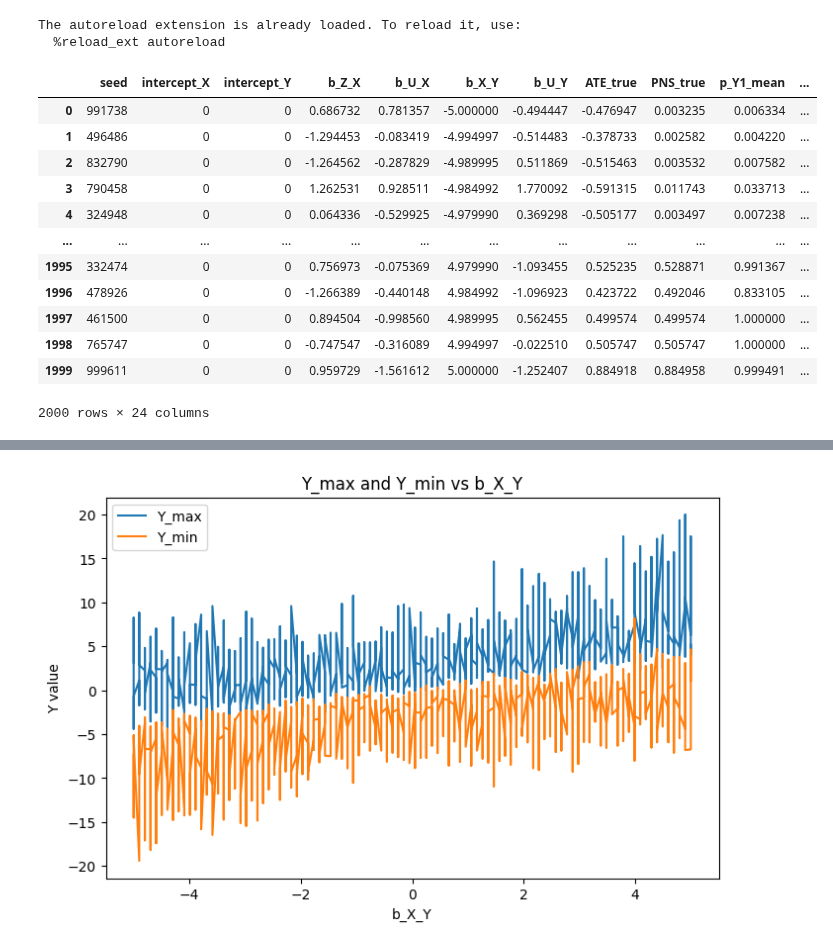
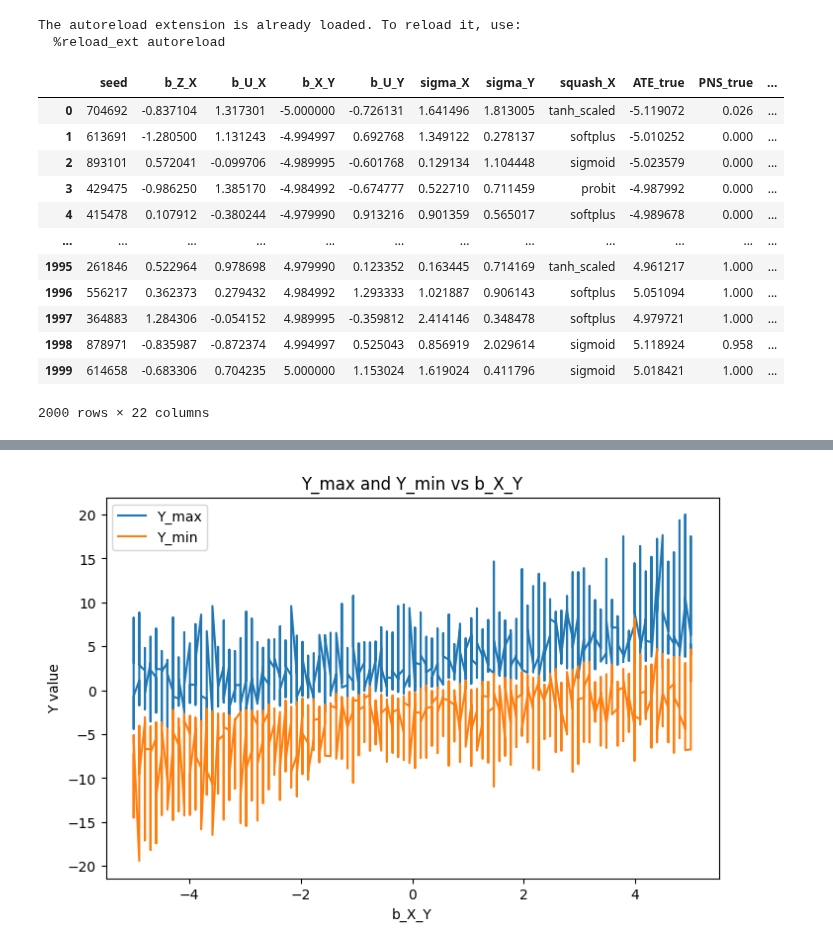
Before and after one commit to tmaringgele/causal-bounds, a Jupyter notebook: simulation_engine/test.ipynb, the cells around one changed output, grey strips where cells are left out. Cells and saved outputs as stored; diff of their text form; code cells hidden in the pictures.

```diff
--- a/simulation_engine/test.ipynb
+++ b/simulation_engine/test.ipynb
@@ -27,34 +27,33 @@ The autoreload extension is already loaded. To reload it, use:
 # %%
 function_keys = [
                 "identity",
                 "sin",
                 "cos",
                 "tanh",
                 "log1p_abs",
                 "exp_neg_sq",
                 "sigmoid",
                 "exp_clipped"
             ]
 
-# data = ContinuousIV.run_rolling_b_X_Y_simulations(
-#     b_range=(-5, 5), N_points=100, replications=20, n=500,
-#     # allowed_functions=['identity']
-# )
-data = BinaryIV.generate_data_rolling_ate()
+data = ContinuousIV.run_rolling_b_X_Y_simulations(
+    b_range=(-5, 5), N_points=2000, replications=1, n=500,
+    # allowed_functions=['identity']
+)
 data
 # %% [output]
-|  | seed | intercept_X | intercept_Y | b_Z_X | b_U_X | b_X_Y | b_U_Y | ATE_true | PNS_true | p_Y1_mean | ... |
-| 0 | 991738 | 0 | 0 | 0.686732 | 0.781357 | -5.000000 | -0.494447 | -0.476947 | 0.003235 | 0.006334 | ... |
-| 1 | 496486 | 0 | 0 | -1.294453 | -0.083419 | -4.994997 | -0.514483 | -0.378733 | 0.002582 | 0.004220 | ... |
-| 2 | 832790 | 0 | 0 | -1.264562 | -0.287829 | -4.989995 | 0.511869 | -0.515463 | 0.003532 | 0.007582 | ... |
-| 3 | 790458 | 0 | 0 | 1.262531 | 0.928511 | -4.984992 | 1.770092 | -0.591315 | 0.011743 | 0.033713 | ... |
-| 4 | 324948 | 0 | 0 | 0.064336 | -0.529925 | -4.979990 | 0.369298 | -0.505177 | 0.003497 | 0.007238 | ... |
+|  | seed | b_Z_X | b_U_X | b_X_Y | b_U_Y | sigma_X | sigma_Y | squash_X | ATE_true | PNS_true | ... |
+| 0 | 704692 | -0.837104 | 1.317301 | -5.000000 | -0.726131 | 1.641496 | 1.813005 | tanh_scaled | -5.119072 | 0.026 | ... |
+| 1 | 613691 | -1.280500 | 1.131243 | -4.994997 | 0.692768 | 1.349122 | 0.278137 | softplus | -5.010252 | 0.000 | ... |
+| 2 | 893101 | 0.572041 | -0.099706 | -4.989995 | -0.601768 | 0.129134 | 1.104448 | sigmoid | -5.023579 | 0.000 | ... |
+| 3 | 429475 | -0.986250 | 1.385170 | -4.984992 | -0.674777 | 0.522710 | 0.711459 | probit | -4.987992 | 0.000 | ... |
+| 4 | 415478 | 0.107912 | -0.380244 | -4.979990 | 0.913216 | 0.901359 | 0.565017 | softplus | -4.989678 | 0.000 | ... |
 | ... | ... | ... | ... | ... | ... | ... | ... | ... | ... | ... | ... |
-| 1995 | 332474 | 0 | 0 | 0.756973 | -0.075369 | 4.979990 | -1.093455 | 0.525235 | 0.528871 | 0.991367 | ... |
-| 1996 | 478926 | 0 | 0 | -1.266389 | -0.440148 | 4.984992 | -1.096923 | 0.423722 | 0.492046 | 0.833105 | ... |
-| 1997 | 461500 | 0 | 0 | 0.894504 | -0.998560 | 4.989995 | 0.562455 | 0.499574 | 0.499574 | 1.000000 | ... |
-| 1998 | 765747 | 0 | 0 | -0.747547 | -0.316089 | 4.994997 | -0.022510 | 0.505747 | 0.505747 | 1.000000 | ... |
-| 1999 | 999611 | 0 | 0 | 0.959729 | -1.561612 | 5.000000 | -1.252407 | 0.884918 | 0.884958 | 0.999491 | ... |
+| 1995 | 261846 | 0.522964 | 0.978698 | 4.979990 | 0.123352 | 0.163445 | 0.714169 | tanh_scaled | 4.961217 | 1.000 | ... |
+| 1996 | 556217 | 0.362373 | 0.279432 | 4.984992 | 1.293333 | 1.021887 | 0.906143 | softplus | 5.051094 | 1.000 | ... |
+| 1997 | 364883 | 1.284306 | -0.054152 | 4.989995 | -0.359812 | 2.414146 | 0.348478 | softplus | 4.979721 | 1.000 | ... |
+| 1998 | 878971 | -0.835987 | -0.872374 | 4.994997 | 0.525043 | 0.856919 | 2.029614 | sigmoid | 5.118924 | 0.958 | ... |
+| 1999 | 614658 | -0.683306 | 0.704235 | 5.000000 | 1.153024 | 1.619024 | 0.411796 | sigmoid | 5.018421 | 1.000 | ... |
-2000 rows × 24 columns
+2000 rows × 22 columns
 # %%
 pd.DataFrame(data.iloc[80]['X']).describe()
```
Also changed, not shown: parts of 2 cells of this notebook, 2 other files.
